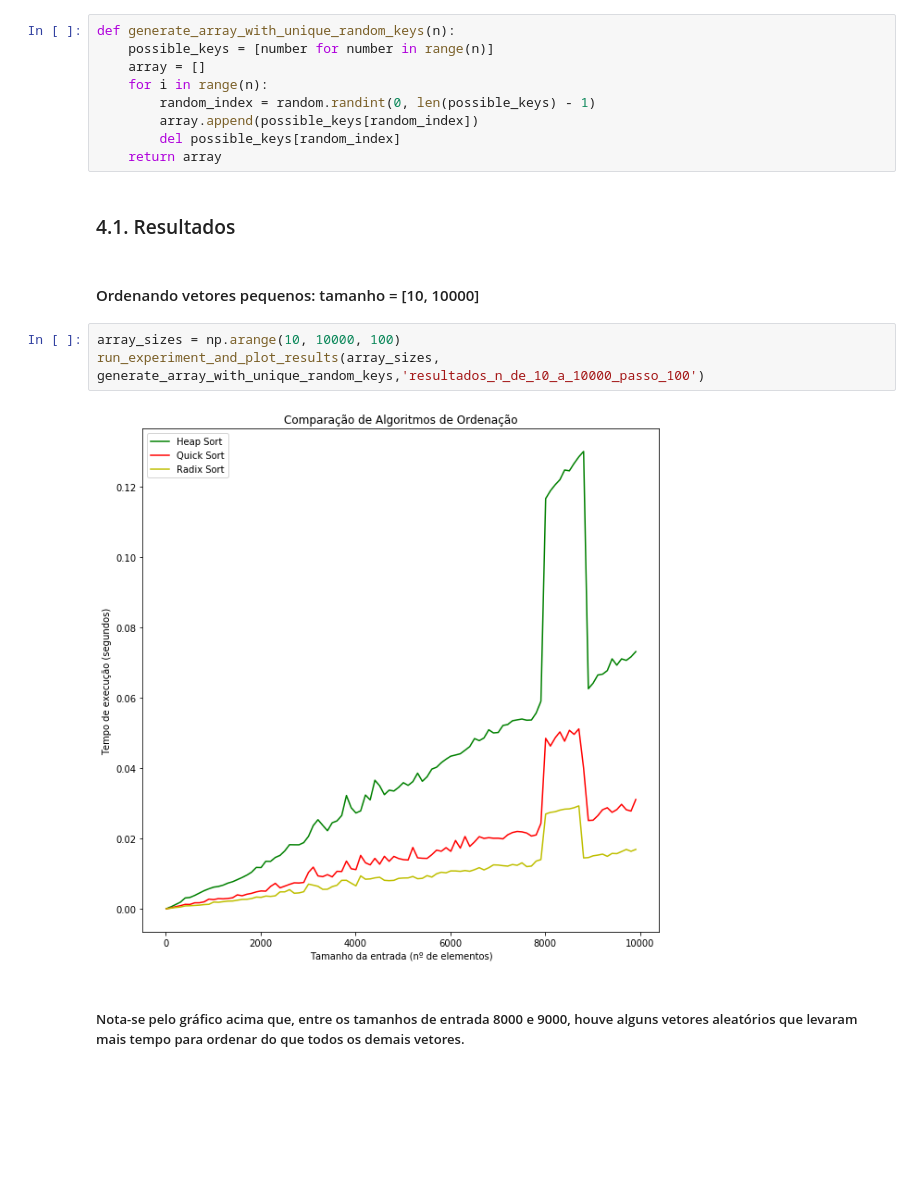
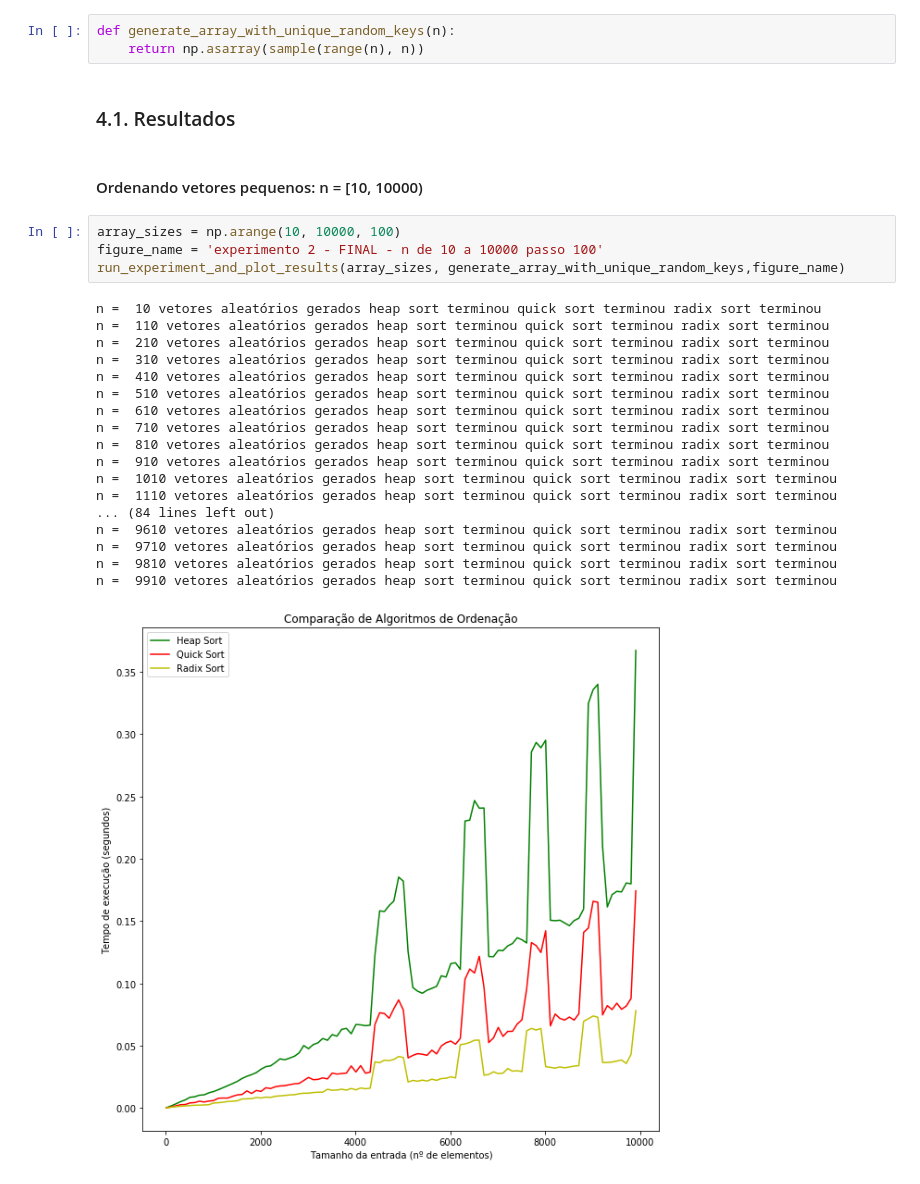
Before and after one commit to EstevaoCostaG3/Algoritmos, a Jupyter notebook: Experimento sobre algoritmos de ordenação.ipynb, the cells around one changed output. Drawn from its saved outputs; the diff is of its cells as text; blank space fills up the shorter version.

Commit message:
experimentos em vetores de tamanho até 1M + parametro de tamanho do vetor adicionado no Heapsort + geração de vetor para o experimento 2 simplificada + diretórios do repositórios mais organizados

```diff
--- a/Experimento sobre algoritmos de ordenação.ipynb
+++ b/Experimento sobre algoritmos de ordenação.ipynb
@@ -244,23 +328,33 @@ run_experiment_and_plot_results(array_sizes, generate_array_for_experiment_one,
 # %% [markdown]
 ## 4. Experimento 2
 #### Ordenar vetores onde não há elementos repetidos e chaves foram inseridas de maneira aleatória.
-# %%
-def generate_array_with_unique_random_keys(n):
-    possible_keys = [number for number in range(n)]
-    array = []
-    for i in range(n):
-        random_index = random.randint(0, len(possible_keys) - 1)
-        array.append(possible_keys[random_index])
-        del possible_keys[random_index]
-    return array
+# %%
+def generate_array_with_unique_random_keys(n):
+    return np.asarray(sample(range(n), n))
 # %% [markdown]
 ### 4.1. Resultados
 # %% [markdown]
-#### Ordenando vetores pequenos: tamanho = [10, 10000]
+#### Ordenando vetores pequenos: n = [10, 10000)
 # %%
 array_sizes = np.arange(10, 10000, 100)
-run_experiment_and_plot_results(array_sizes, generate_array_with_unique_random_keys,'resultados_n_de_10_a_10000_passo_100')
+figure_name = 'experimento 2 - FINAL - n de 10 a 10000 passo 100'
+run_experiment_and_plot_results(array_sizes, generate_array_with_unique_random_keys,figure_name)
 # %% [output]
+n =  10 vetores aleatórios gerados heap sort terminou quick sort terminou radix sort terminou
+n =  110 vetores aleatórios gerados heap sort terminou quick sort terminou radix sort terminou
+n =  210 vetores aleatórios gerados heap sort terminou quick sort terminou radix sort terminou
+n =  310 vetores aleatórios gerados heap sort terminou quick sort terminou radix sort terminou
+n =  410 vetores aleatórios gerados heap sort terminou quick sort terminou radix sort terminou
+n =  510 vetores aleatórios gerados heap sort terminou quick sort terminou radix sort terminou
+n =  610 vetores aleatórios gerados heap sort terminou quick sort terminou radix sort terminou
+n =  710 vetores aleatórios gerados heap sort terminou quick sort terminou radix sort terminou
+n =  810 vetores aleatórios gerados heap sort terminou quick sort terminou radix sort terminou
+n =  910 vetores aleatórios gerados heap sort terminou quick sort terminou radix sort terminou
+n =  1010 vetores aleatórios gerados heap sort terminou quick sort terminou radix sort terminou
+n =  1110 vetores aleatórios gerados heap sort terminou quick sort terminou radix sort terminou
+... (84 lines left out)
+n =  9610 vetores aleatórios gerados heap sort terminou quick sort terminou radix sort terminou
+n =  9710 vetores aleatórios gerados heap sort terminou quick sort terminou radix sort terminou
+n =  9810 vetores aleatórios gerados heap sort terminou quick sort terminou radix sort terminou
+n =  9910 vetores aleatórios gerados heap sort terminou quick sort terminou radix sort terminou
-[figure, old version]
+[figure, new version]
-# %% [markdown]
-##### Nota-se pelo gráfico acima que, entre os tamanhos de entrada 8000 e 9000, houve alguns vetores aleatórios que levaram mais tempo para ordenar do que todos os demais vetores.
```
Also changed, not shown: parts of 21 cells of this notebook, 12 other files.
